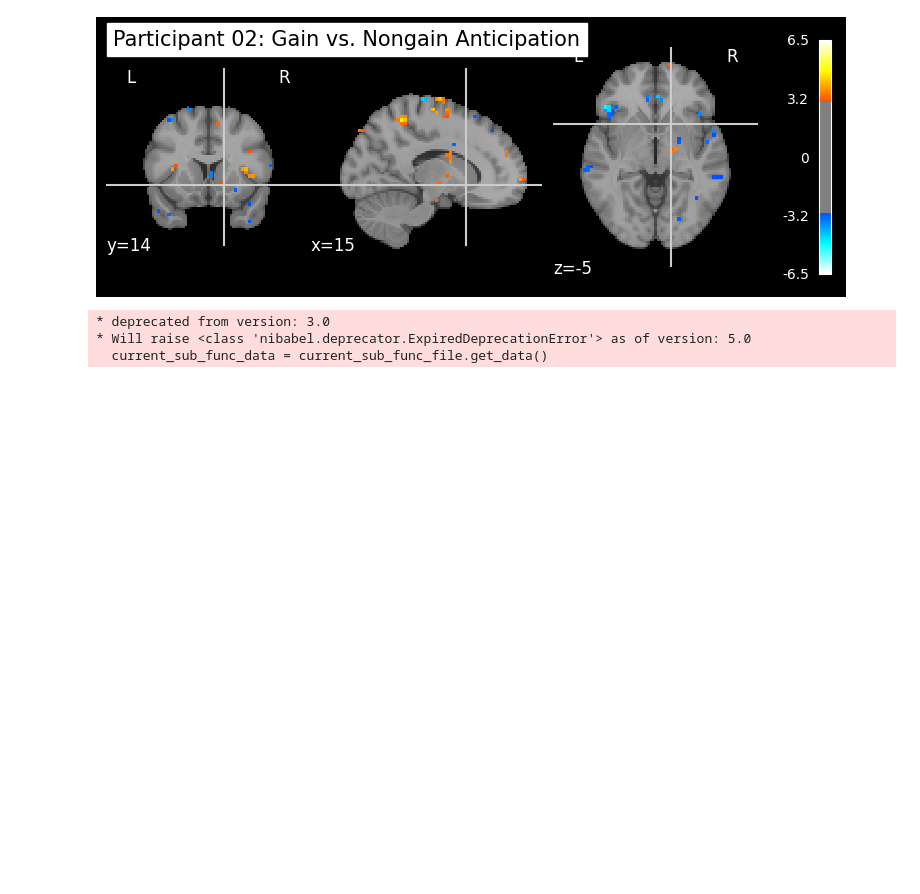
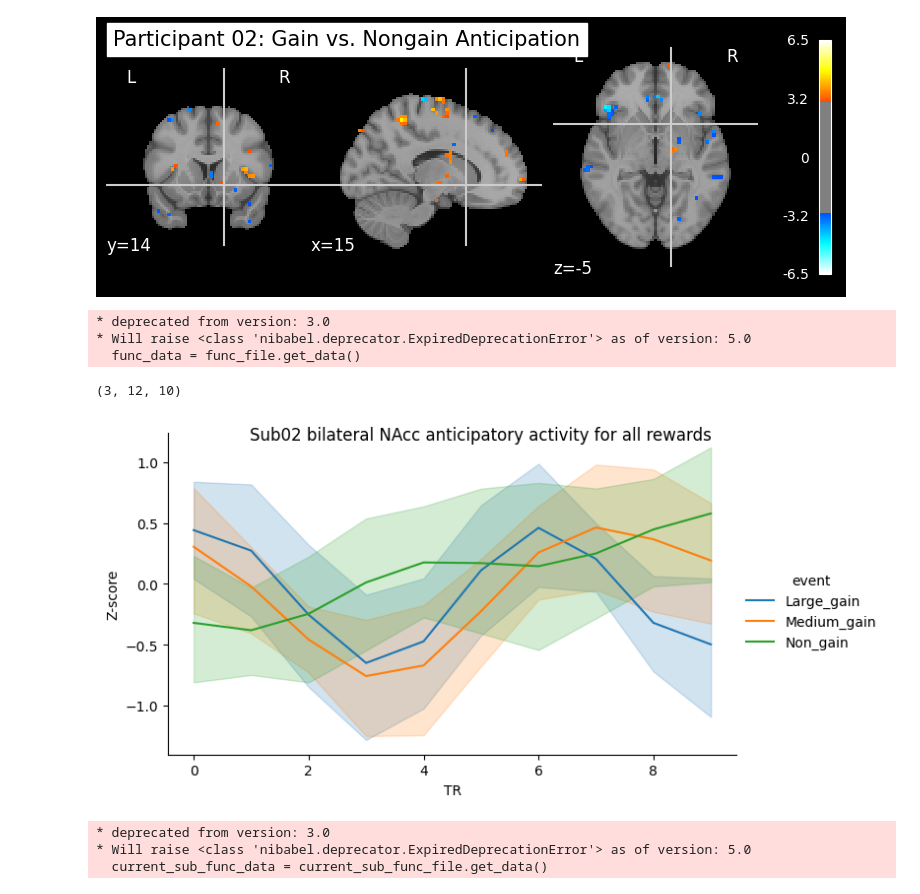
Before and after one commit to LuisA00/Analysis_Playground, a Jupyter notebook: Monetary_Incentive_Delay_fMRI/MID_SecondLevelGLM_All_Participants.ipynb, the cells around one changed output. Cells and saved outputs as stored; diff of their text form; code cells hidden in the pictures; blank space fills up the shorter version.

```diff
--- a/Monetary_Incentive_Delay_fMRI/MID_SecondLevelGLM_All_Participants.ipynb
+++ b/Monetary_Incentive_Delay_fMRI/MID_SecondLevelGLM_All_Participants.ipynb
@@ -300,6 +357,16 @@ Use the following confound regressors: Index(['trans_y', 'trans_x', 'trans_z', '
       dtype='object')
 FDR p<0.05 threshold: 3.103
 [figure]
+# %%
+large_gain_vol_onsets02, medium_gain_vol_onsets02, non_gain_vol_onsets02 = getVolOnsets("02")
+bold_sNAcc_lg_bi_02, bold_sNAcc_mg_bi_02, bold_sNAcc_ng_bi_02 = getTimeCourses("02", large_gain_vol_onsets02, medium_gain_vol_onsets02, non_gain_vol_onsets02)
+plot_timecourses("02", bold_sNAcc_lg_bi_02, bold_sNAcc_mg_bi_02, bold_sNAcc_ng_bi_02)
+# %% [output]
+* deprecated from version: 3.0
+* Will raise <class 'nibabel.deprecator.ExpiredDeprecationError'> as of version: 5.0
+  func_data = func_file.get_data()
+(3, 12, 10)
+[figure, added]
 # %%
 glms_list.append(run_FL_GLM("03"))
 # %% [output]
```
Also changed, not shown: parts of 8 cells of this notebook, 6 other files.
